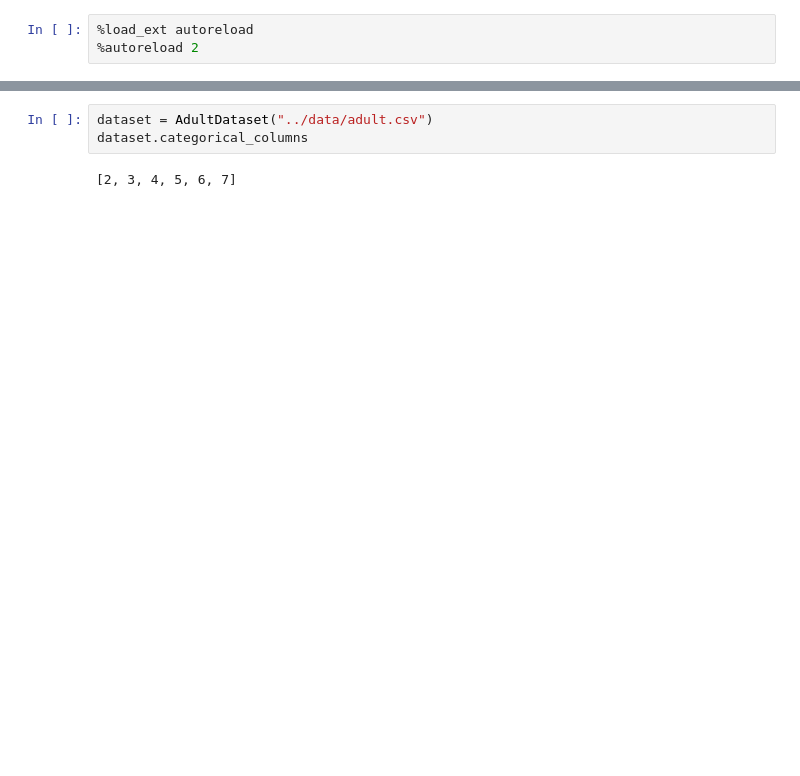
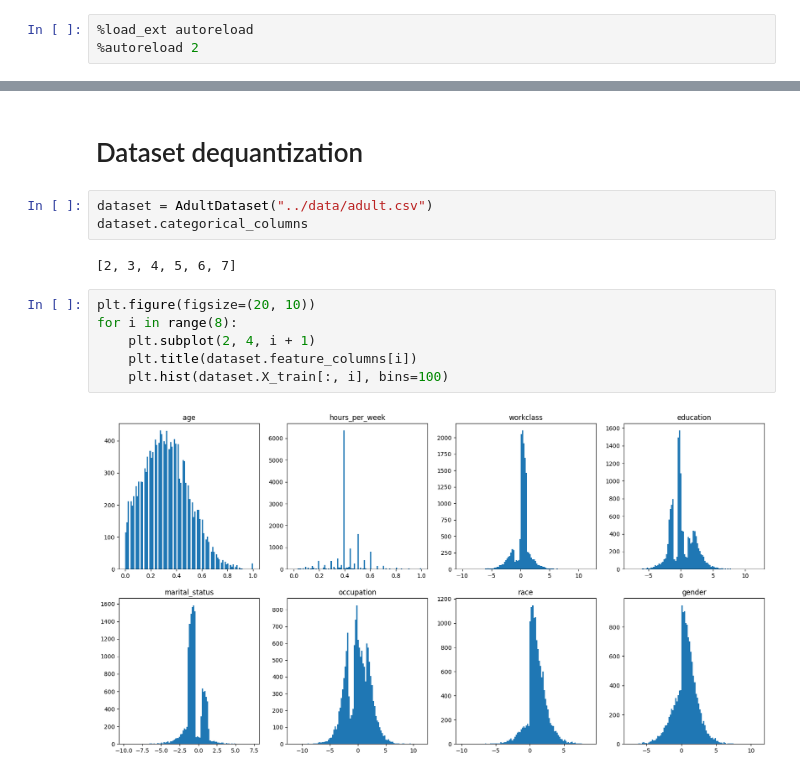
Before and after one commit to ofurman/counterfactuals, a Jupyter notebook: notebooks/dequantization.ipynb, the cells around one changed output, grey strips where cells are left out. Cells and saved outputs as stored; diff of their text form; blank space fills up the shorter version.

Commit message:
feat: dataset dequantization and dequant transform

```diff
--- a/notebooks/dequantization.ipynb
+++ b/notebooks/dequantization.ipynb
@@ -11,5 +20,15 @@ from counterfactuals.generative_models import MaskedAutoregressiveFlow
+# %% [markdown]
+# Dataset dequantization
 # %%
 dataset = AdultDataset("../data/adult.csv")
 dataset.categorical_columns
 # %% [output]
 [2, 3, 4, 5, 6, 7]
+# %%
+plt.figure(figsize=(20, 10))
+for i in range(8):
+    plt.subplot(2, 4, i + 1)
+    plt.title(dataset.feature_columns[i])
+    plt.hist(dataset.X_train[:, i], bins=100)
+# %% [output]
+[figure, added]
```
Also changed, not shown: parts of 29 cells of this notebook, 20 other files.
